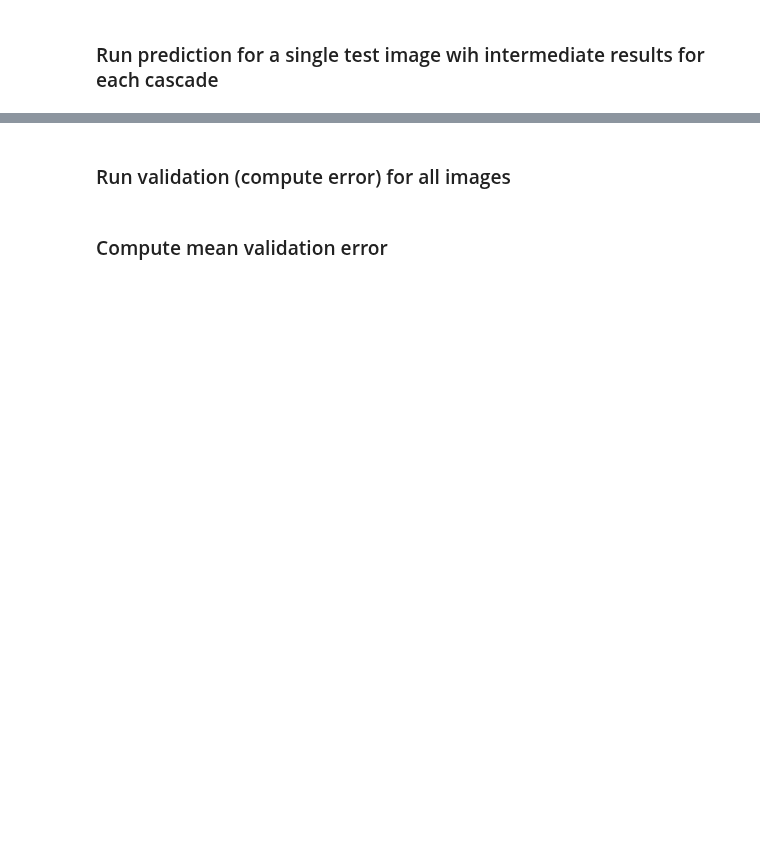
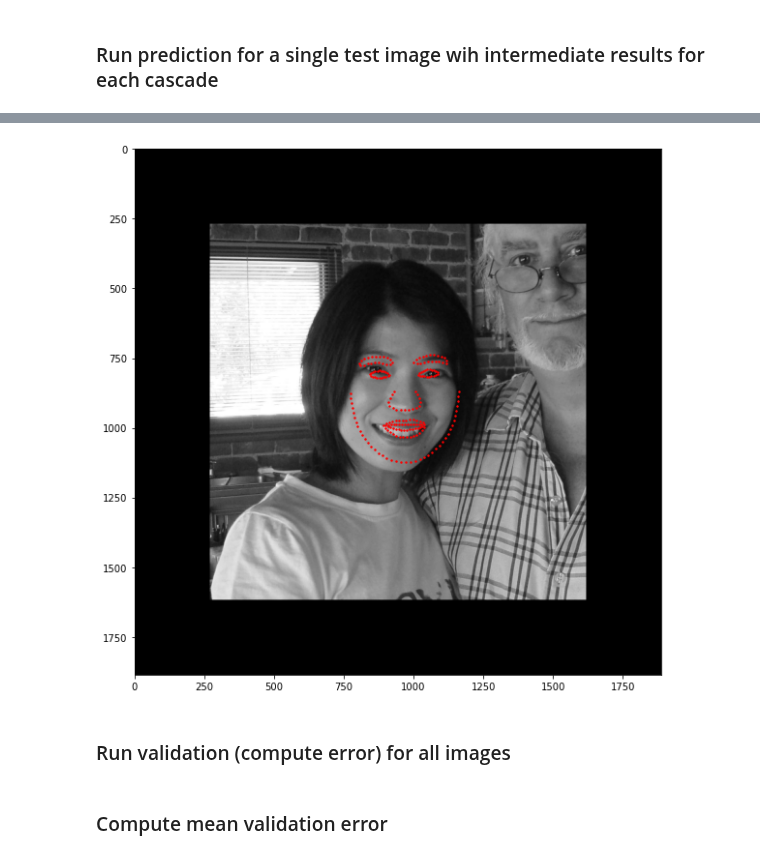
Before and after one commit to HejSumin/face_alignment, a Jupyter notebook: Prediction_and_Validation_Notebook.ipynb, the cells around one changed output, grey strips where cells are left out. Cells and saved outputs as stored; diff of their text form; code cells hidden in the pictures; blank space fills up the shorter version.

```diff
--- a/Prediction_and_Validation_Notebook.ipynb
+++ b/Prediction_and_Validation_Notebook.ipynb
@@ -36,13 +37,12 @@ print("Predict run finished in: (Time)", timedelta(seconds=predict_end_time-pred
 # %% [markdown]
 ### Run prediction for a single test image wih intermediate results for each cascade
 # %%
-test_image_number = 0
 cascade_t = 0
 
 test_folder = "data/test/"
 
 test_names = fa.get_all_file_names(test_folder)
-test_file_name = test_names[test_image_number]
+test_file_name = '3207706370_2.jpg'
 
 predict_start_time = timer()
 predict_result = model.predict_image_with_intermediate_steps(test_folder+test_file_name)
@@ -57,4 +57,5 @@ else:
     ax.scatter(S_hat_predicted_list[cascade_t][:,0], S_hat_predicted_list[cascade_t][:,1], c='r', s=2)
     ax.imshow(I_padded, cmap='gray')
 
-print("Predict run (wiht intermediate steps) finished in: (Time)", timedelta(seconds=predict_end_time-predict_start_time))
+print("Predict run (with intermediate steps) finished in: (Time)", timedelta(seconds=predict_end_time-predict_start_time))
+# %% [output]
@@ -61,3 +63,4 @@ print("Predict run (wiht intermediate steps) finished in: (Time)", timedelta(sec
+[figure, added]
 # %% [markdown]
 ### Run validation (compute error) for all images
 # %%
```
Also changed, not shown: parts of 2 cells of this notebook, 2 other files.
